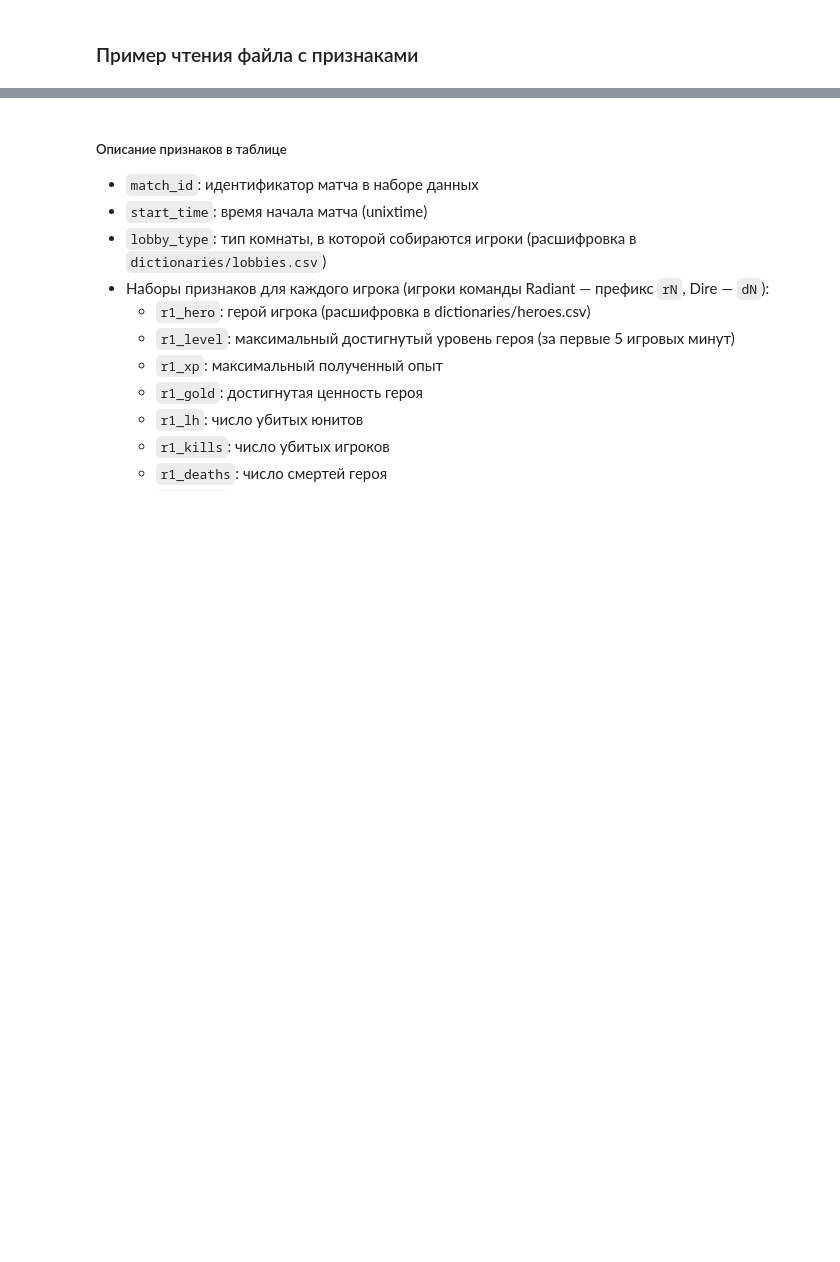
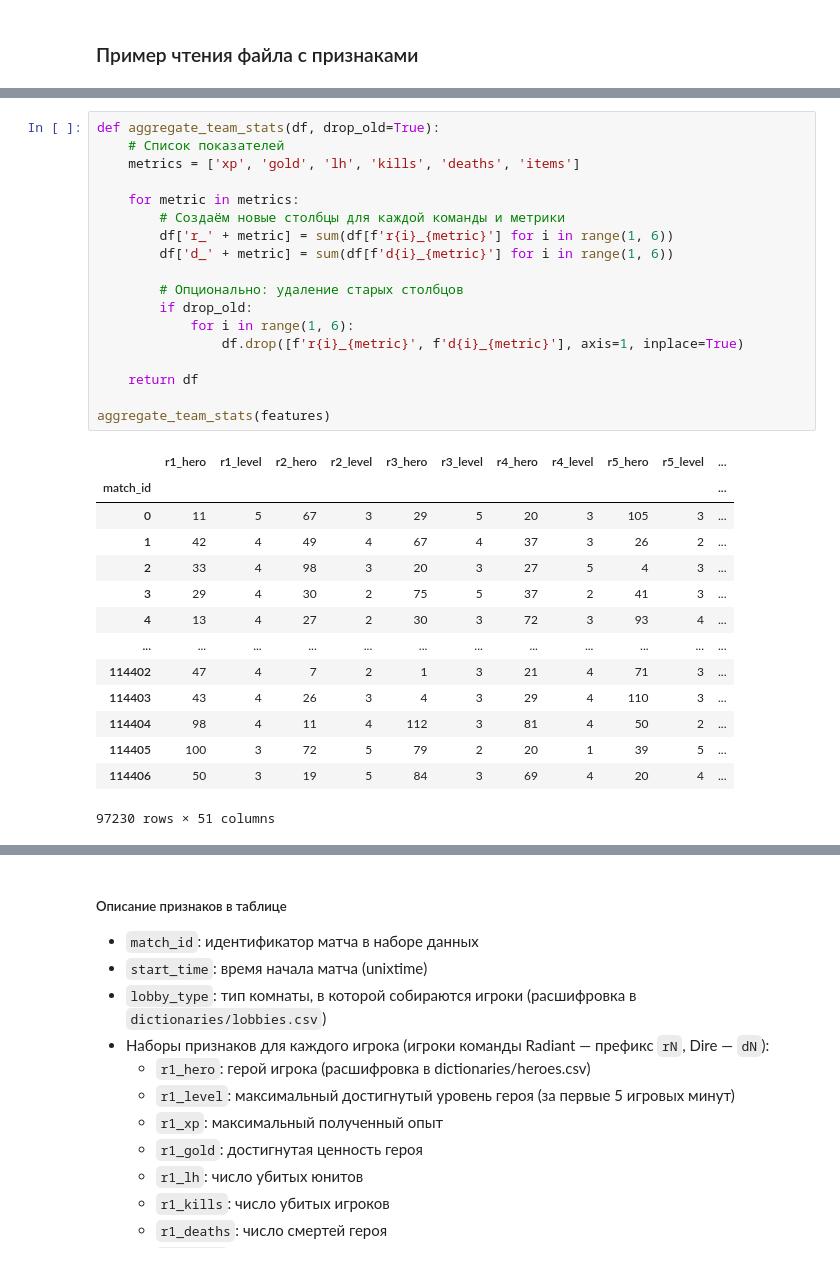
Before and after one commit to Romaniox/Sirius, a Jupyter notebook: HW_3.ipynb, the cells around one changed output, grey strips where cells are left out. Drawn from its saved outputs; the diff is of its cells as text; blank space fills up the shorter version.

```diff
--- a/HW_3.ipynb
+++ b/HW_3.ipynb
@@ -109,0 +198,33 @@ features.head()
+# %%
+def aggregate_team_stats(df, drop_old=True):
+    # Список показателей
+    metrics = ['xp', 'gold', 'lh', 'kills', 'deaths', 'items']
+
+    for metric in metrics:
+        # Создаём новые столбцы для каждой команды и метрики
+        df['r_' + metric] = sum(df[f'r{i}_{metric}'] for i in range(1, 6))
+        df['d_' + metric] = sum(df[f'd{i}_{metric}'] for i in range(1, 6))
+
+        # Опционально: удаление старых столбцов
+        if drop_old:
+            for i in range(1, 6):
+                df.drop([f'r{i}_{metric}', f'd{i}_{metric}'], axis=1, inplace=True)
+
+    return df
+
+aggregate_team_stats(features)
+# %% [output]
+|  | r1_hero | r1_level | r2_hero | r2_level | r3_hero | r3_level | r4_hero | r4_level | r5_hero | r5_level | ... |
+| match_id |  |  |  |  |  |  |  |  |  |  | ... |
+| 0 | 11 | 5 | 67 | 3 | 29 | 5 | 20 | 3 | 105 | 3 | ... |
+| 1 | 42 | 4 | 49 | 4 | 67 | 4 | 37 | 3 | 26 | 2 | ... |
+| 2 | 33 | 4 | 98 | 3 | 20 | 3 | 27 | 5 | 4 | 3 | ... |
+| 3 | 29 | 4 | 30 | 2 | 75 | 5 | 37 | 2 | 41 | 3 | ... |
+| 4 | 13 | 4 | 27 | 2 | 30 | 3 | 72 | 3 | 93 | 4 | ... |
+| ... | ... | ... | ... | ... | ... | ... | ... | ... | ... | ... | ... |
+| 114402 | 47 | 4 | 7 | 2 | 1 | 3 | 21 | 4 | 71 | 3 | ... |
+| 114403 | 43 | 4 | 26 | 3 | 4 | 3 | 29 | 4 | 110 | 3 | ... |
+| 114404 | 98 | 4 | 11 | 4 | 112 | 3 | 81 | 4 | 50 | 2 | ... |
+| 114405 | 100 | 3 | 72 | 5 | 79 | 2 | 20 | 1 | 39 | 5 | ... |
+| 114406 | 50 | 3 | 19 | 5 | 84 | 3 | 69 | 4 | 20 | 4 | ... |
+97230 rows × 51 columns
```
Also changed, not shown: parts of 12 cells of this notebook.
